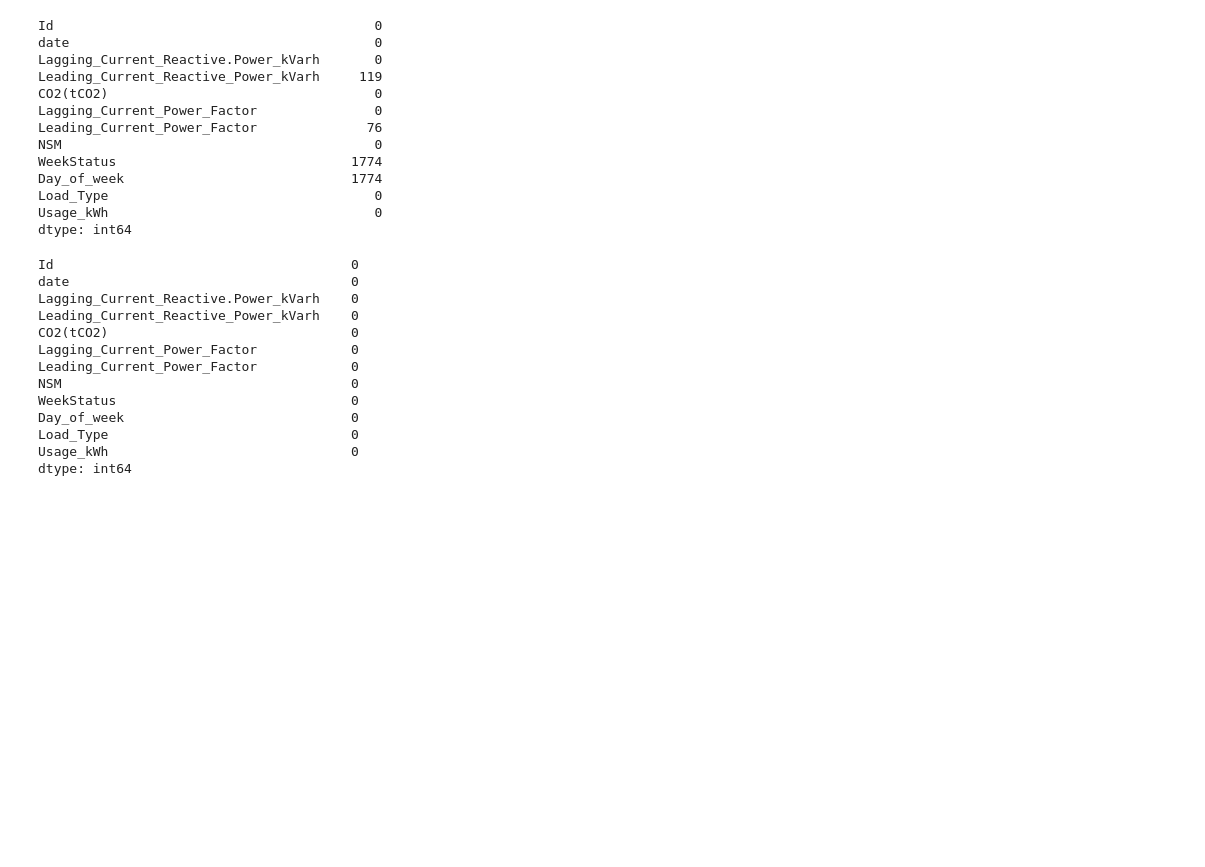
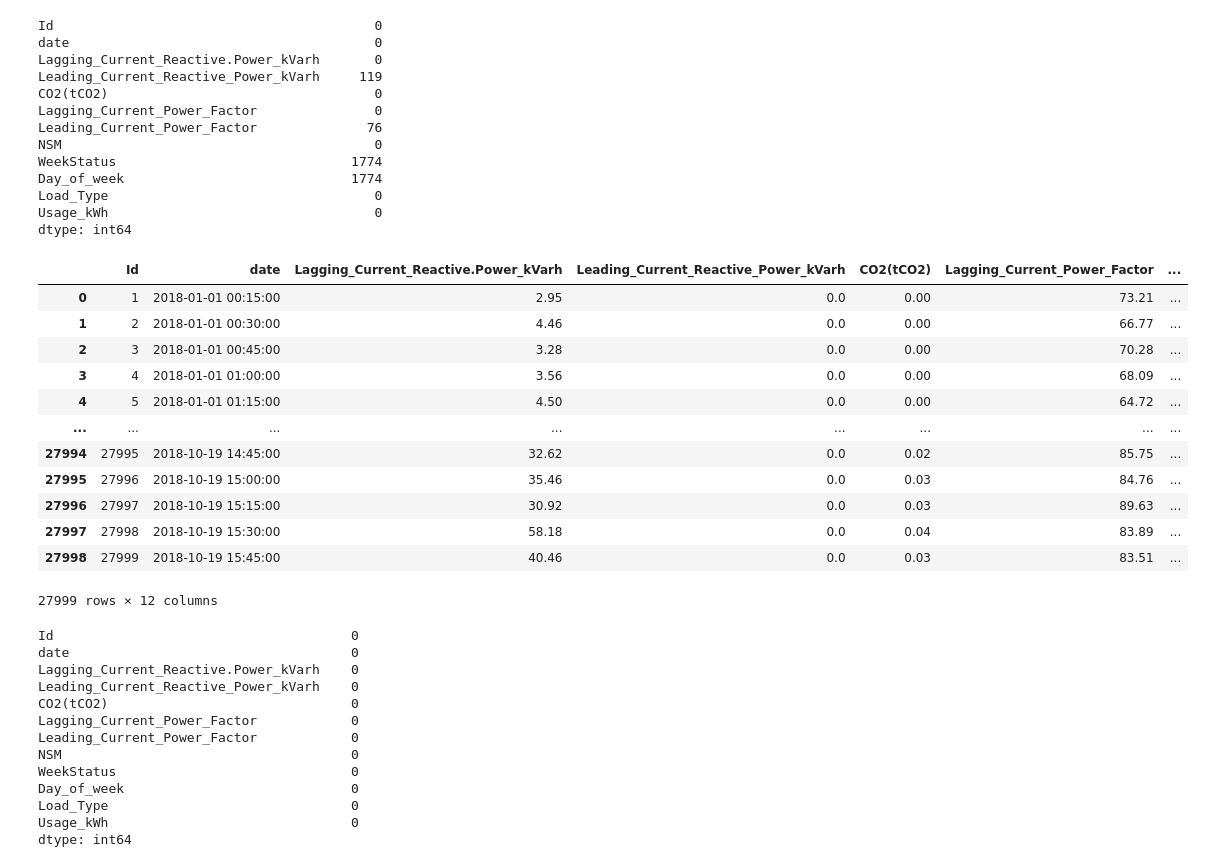
Before and after one commit to moufid-magdy/ML_regression, a Jupyter notebook: regression.ipynb, the cells around one changed output. Cells and saved outputs as stored; diff of their text form; code cells hidden in the pictures; blank space fills up the shorter version.

```diff
--- a/regression.ipynb
+++ b/regression.ipynb
@@ -37,7 +38,3 @@ train_df['Leading_Current_Reactive_Power_kVarh'] = imputer_mean_1.fit_transform(
 # %%
 imputer_mean_2 = SimpleImputer(missing_values=np.nan, strategy="mean")
 train_df['Leading_Current_Power_Factor'] = imputer_mean_2.fit_transform(train_df[['Leading_Current_Power_Factor']])
-# %%
-imputer_mode = SimpleImputer(strategy='most_frequent')
-train_df['WeekStatus'] = train_df['WeekStatus'].astype(str)
-train_df['WeekStatus'] = imputer_mode.fit_transform(train_df[['WeekStatus']]).ravel()
@@ -44,8 +49,21 @@ train_df['WeekStatus'] = imputer_mode.fit_transform(train_df[['WeekStatus']]).ra
 # %%
 train_df['date'] = pd.to_datetime(train_df['date'], format='%d/%m/%Y %H:%M')
 train_df['Day_of_week'] = train_df['date'].dt.day_name()
 train_df
-train_df.to_csv("train_processed.csv", index=False)
+# %% [output]
+|  | Id | date | Lagging_Current_Reactive.Power_kVarh | Leading_Current_Reactive_Power_kVarh | CO2(tCO2) | Lagging_Current_Power_Factor | ... |
+| 0 | 1 | 2018-01-01 00:15:00 | 2.95 | 0.0 | 0.00 | 73.21 | ... |
+| 1 | 2 | 2018-01-01 00:30:00 | 4.46 | 0.0 | 0.00 | 66.77 | ... |
+| 2 | 3 | 2018-01-01 00:45:00 | 3.28 | 0.0 | 0.00 | 70.28 | ... |
+| 3 | 4 | 2018-01-01 01:00:00 | 3.56 | 0.0 | 0.00 | 68.09 | ... |
+| 4 | 5 | 2018-01-01 01:15:00 | 4.50 | 0.0 | 0.00 | 64.72 | ... |
+| ... | ... | ... | ... | ... | ... | ... | ... |
+| 27994 | 27995 | 2018-10-19 14:45:00 | 32.62 | 0.0 | 0.02 | 85.75 | ... |
+| 27995 | 27996 | 2018-10-19 15:00:00 | 35.46 | 0.0 | 0.03 | 84.76 | ... |
+| 27996 | 27997 | 2018-10-19 15:15:00 | 30.92 | 0.0 | 0.03 | 89.63 | ... |
+| 27997 | 27998 | 2018-10-19 15:30:00 | 58.18 | 0.0 | 0.04 | 83.89 | ... |
+| 27998 | 27999 | 2018-10-19 15:45:00 | 40.46 | 0.0 | 0.03 | 83.51 | ... |
+27999 rows × 12 columns
 # %%
 train_df_null = train_df.isnull()
 print(train_df_null.sum())
```
Also changed, not shown: parts of 6 cells of this notebook.
